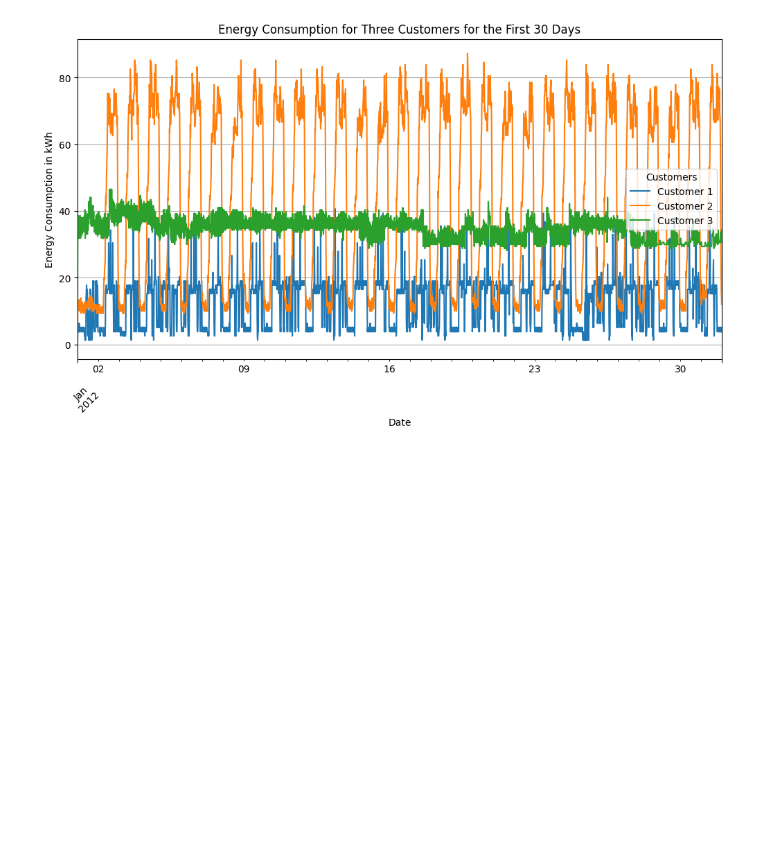
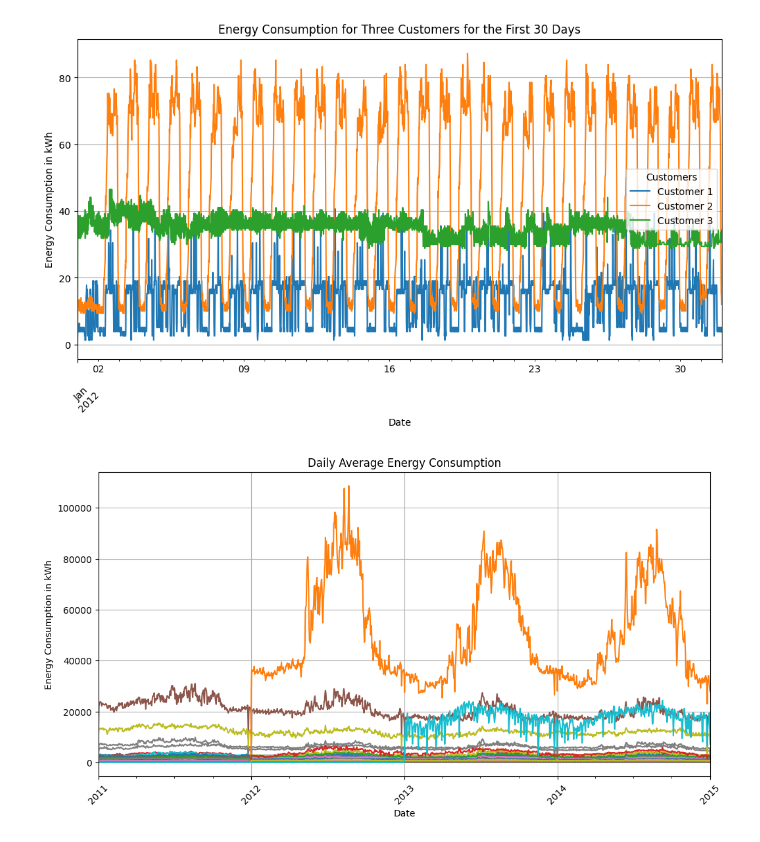
Before and after one commit to nicolaslieb/artificialintelligenceapplications, a Jupyter notebook: Second_Project/second_project.ipynb, the cells around one changed output. Saved outputs shown, nothing was run; the diff lists cells and outputs as text; code cells hidden in the pictures; blank space fills up the shorter version.

```diff
--- a/Second_Project/second_project.ipynb
+++ b/Second_Project/second_project.ipynb
@@ -12,7 +12,7 @@ from tensorflow.keras.models import Sequential
 from tensorflow.keras.layers import LSTM, Dense
 # %%
 # Load the Data LD2011_2014.txt
-data = pd.read_csv('./Second_Project/LD2011_2014.txt', sep=';', decimal=',')
+data = pd.read_csv('./LD2011_2014.txt', sep=';', decimal=',')
 # %%
 # Display the first 5 rows of the data
 data.head()
@@ -86,14 +86,3 @@ Length: 370, dtype: int64
 data.isnull().sum().sum()
 # %% [output]
 0
-# %%
-# Create one another column with just the year, month, and day called 'Date'
-data['date'] = data.index.date
-
-# Put the column after the Datetime column
-data = data[['date'] + [col for col in data.columns if col != 'date']]
-data.head()
-
-# Ensure that the Date column is in datetime format
-data['date'] = pd.to_datetime(data['date'])
-data.info()
@@ -171,3 +154,22 @@ plt.legend(title='Customers')
 plt.show()
 # %% [output]
 [figure]
+# %%
+# Resample to daily averages
+daily_avg = data.resample('D').mean()
+
+# Plot the daily averages
+fig, ax = plt.subplots(figsize=(12, 6))
+daily_avg.plot(ax=ax, title='Daily Average Energy Consumption')
+
+# Remove the legend
+ax.get_legend().remove()
+
+# Customize the plot
+plt.xlabel('Date')
+plt.ylabel('Energy Consumption in kWh')
+plt.xticks(rotation=45)
+plt.grid(True)
+plt.show()
+# %% [output]
+[figure, added]
```
Also changed, not shown: parts of 11 cells of this notebook.
